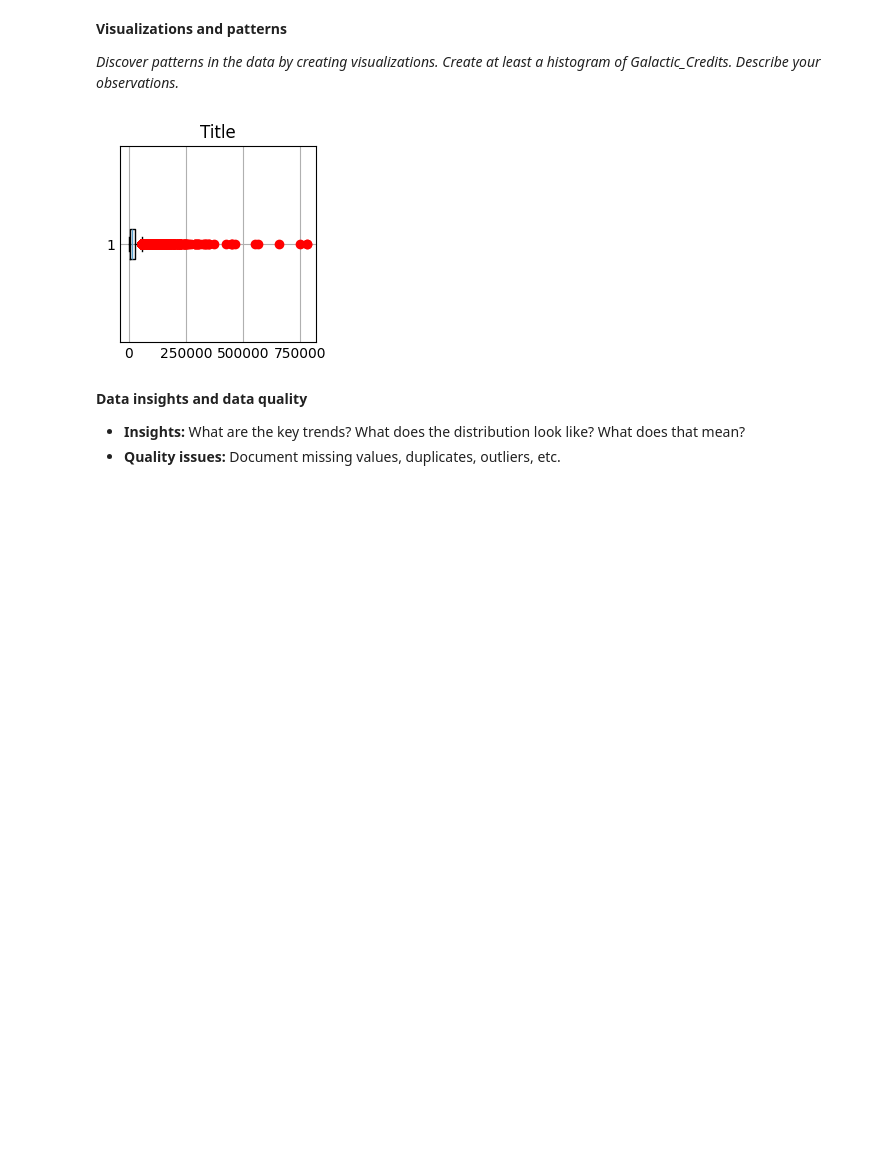
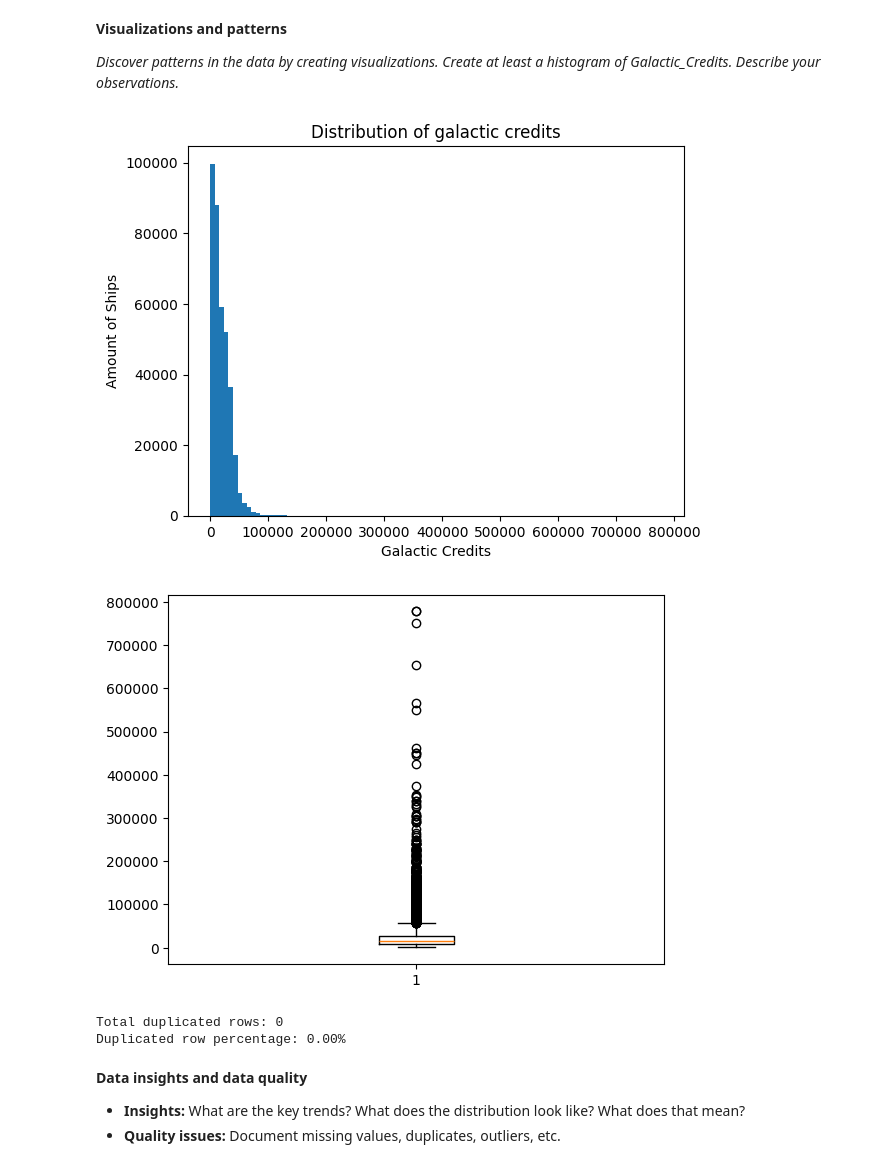
Before and after one commit to strmzi-git/jupyter-exam-03, a Jupyter notebook: DS-Assignment.ipynb, the cells around one changed output. Saved outputs shown, nothing was run; the diff lists cells and outputs as text; code cells hidden in the pictures; blank space fills up the shorter version.

```diff
--- a/DS-Assignment.ipynb
+++ b/DS-Assignment.ipynb
@@ -73,28 +101,32 @@ np.float64(15990.0)
 
 *Discover patterns in the data by creating visualizations. Create at least a histogram of Galactic_Credits. Describe your observations.*
 # %%
-# plt.hist(x=df['Galactic_Credits'], bins=100)
-# plt.xlabel("Galactic Credits")
-# plt.ylabel("Amount of Ships")
-# plt.show()
-# # plt.boxplot(df['Galactic_Credits'])
-# # plt.show()
-# fig, axs = plt.subplots()
-# axs.boxplot(df['Galactic_Credits'], sym="r", orientation='horizontal')
-# axs.set_title('Title')
-# plt.style.use('_mpl-gallery')
-# col = "Galactic_Credits"
-# x = df[col].dropna()
+df = df.drop_duplicates()
 
-# plt.figure()
-# plt.hist(x, bins=30)
-# plt.title(f"Distribution of {col}")
-# plt.xlabel(col)
-# plt.ylabel("Count")
-# # plt.tight_layout()
-# plt.show()
+plt.hist(x=df['Galactic_Credits'], bins=100)
+plt.title("Distribution of galactic credits")
+plt.xlabel("Galactic Credits")
+plt.ylabel("Amount of Ships")
+plt.show()
+plt.boxplot(df['Galactic_Credits'])
+plt.show()
 # %% [output]
-[figure, old version]
+[figure, new version]
+[figure, added]
+# %%
+# print(len(df[(df["Galactic_Credits"] < q3) & (df["Galactic_Credits"] > q1) ]))
+
+duplicated_rows = df.duplicated().sum()
+print(f"Total duplicated rows: {duplicated_rows}")
+
+duplicated_rows_percent = (duplicated_rows / len(df)) * 100
+print(f"Duplicated row percentage: {duplicated_rows_percent:.2f}%")
+# Result before dropping duplicates:
+#Total duplicated rows: 500
+#Duplicated row percentage: 0.14%
+# %% [output]
+Total duplicated rows: 0
+Duplicated row percentage: 0.00%
 # %% [markdown]
 **Data insights and data quality**
 * **Insights:** What are the key trends? What does the distribution look like? What does that mean?
```
Also changed, not shown: parts of 3 cells of this notebook, 1 other file.
